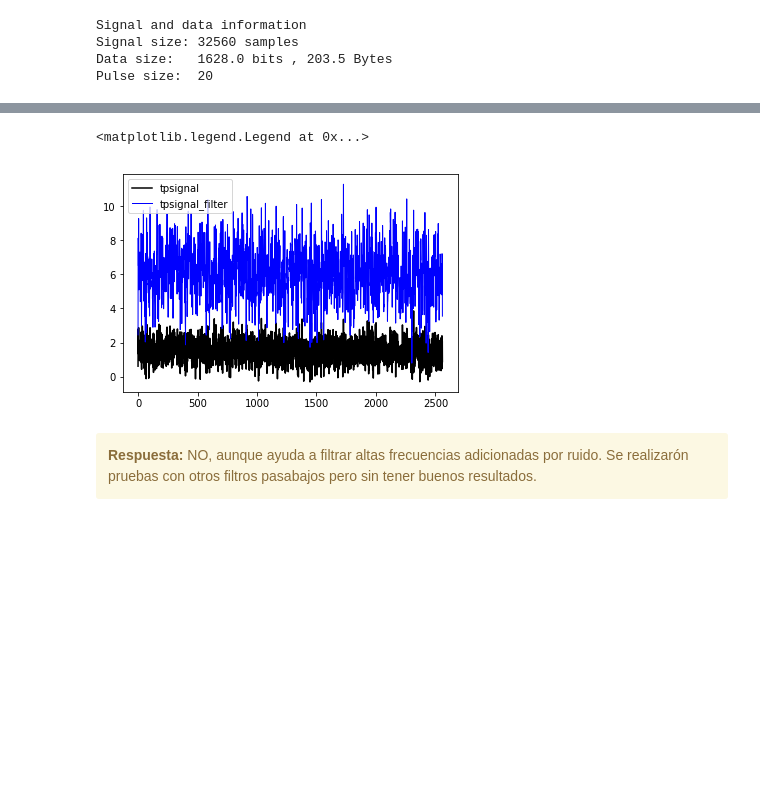
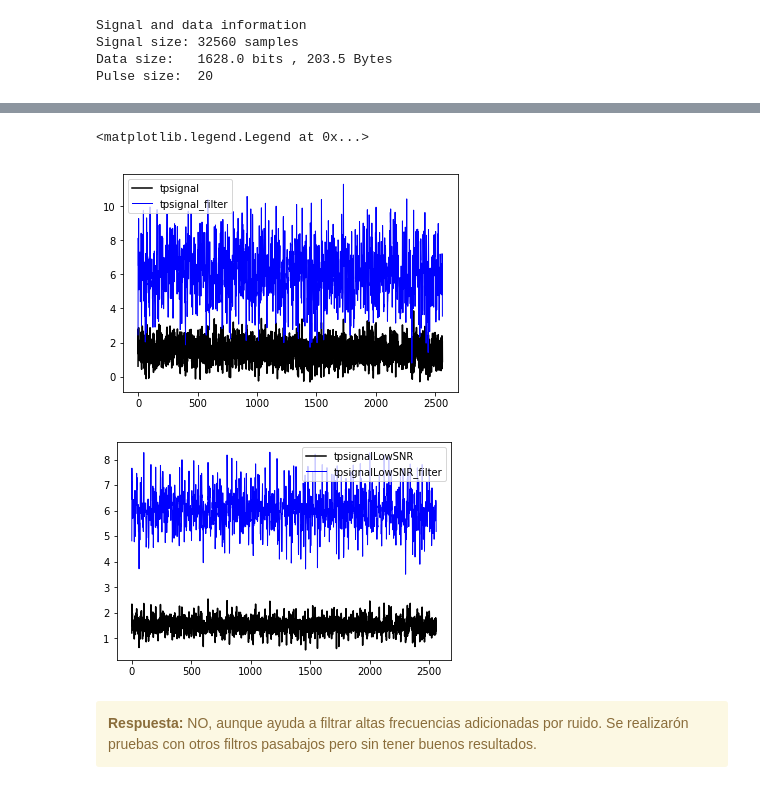
Before and after one commit to ericsonj/TP1_MSE_PDS, a Jupyter notebook: TP1_EricsonEstupiñan.ipynb, the cells around one changed output, grey strips where cells are left out. Saved outputs shown, nothing was run; the diff lists cells and outputs as text; code cells hidden in the pictures; blank space fills up the shorter version.

```diff
--- a/TP1_EricsonEstupiñan.ipynb
+++ b/TP1_EricsonEstupiñan.ipynb
@@ -51,24 +57,33 @@ Text(0.5, 1.0, 'Pulso de modulación')
 # %%
 from scipy import signal
 from scipy.fftpack import fft
 
 # Variables
 NBYTES = 16             # Numero de bytes
 NSAMPLE = 160 * NBYTES # Numero de samples a demodular
 
 # Filtro FIR
 a = [1,1,0]
 b = np.zeros(len(a))
 b[0] = 1
 tpsignal_filter = signal.filtfilt(a,b,tpsignal[0:NSAMPLE])
 
 plt.figure()
 plt.plot(tpsignal[:NSAMPLE], 'k-', label='tpsignal')
 plt.plot(tpsignal_filter[:NSAMPLE], 'b-', linewidth=1, label='tpsignal_filter')
 plt.legend(loc='best')
+
+
+tpsignalLSNR_filter = signal.filtfilt(a,b,tpsignalLowSNR[0:NSAMPLE])
+
+plt.figure()
+plt.plot(tpsignalLowSNR[:NSAMPLE], 'k-', label='tpsignalLowSNR')
+plt.plot(tpsignalLSNR_filter[:NSAMPLE], 'b-', linewidth=1, label='tpsignalLowSNR_filter')
+plt.legend(loc='best')
 # %% [output]
 <matplotlib.legend.Legend at 0x...>
 [figure]
+[figure, added]
 # %% [markdown]
 <div class="alert alert-block alert-warning">
 <b>Respuesta:</b> NO, aunque ayuda a filtrar altas frecuencias adicionadas por ruido. Se realizarón pruebas con otros filtros pasabajos pero sin tener buenos resultados.
```
Also changed, not shown: parts of 22 cells of this notebook, 3 other files.
